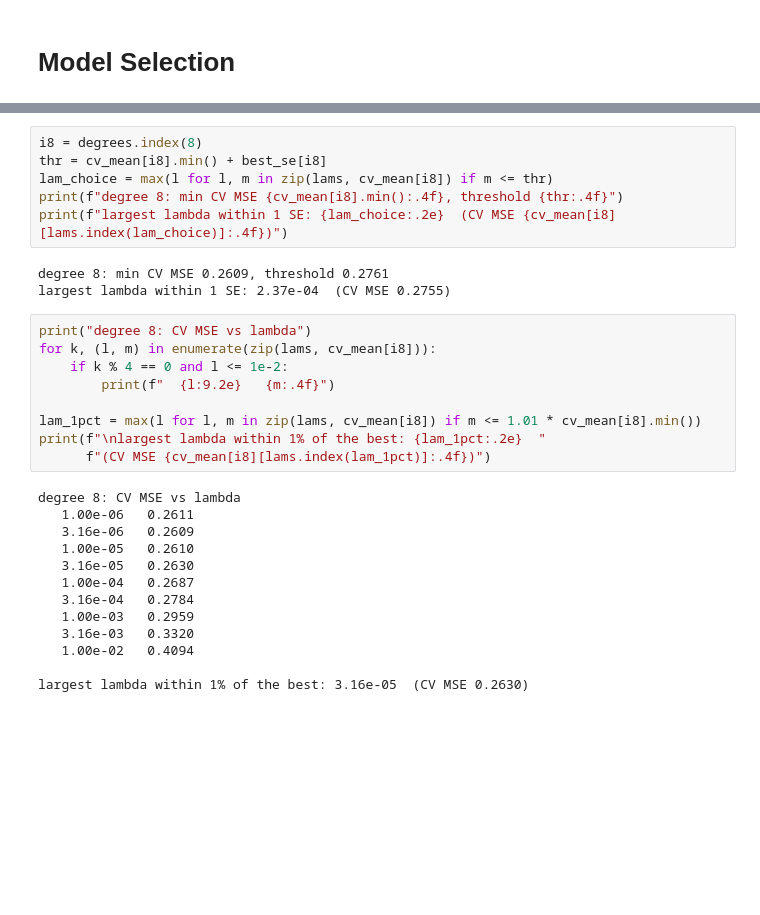
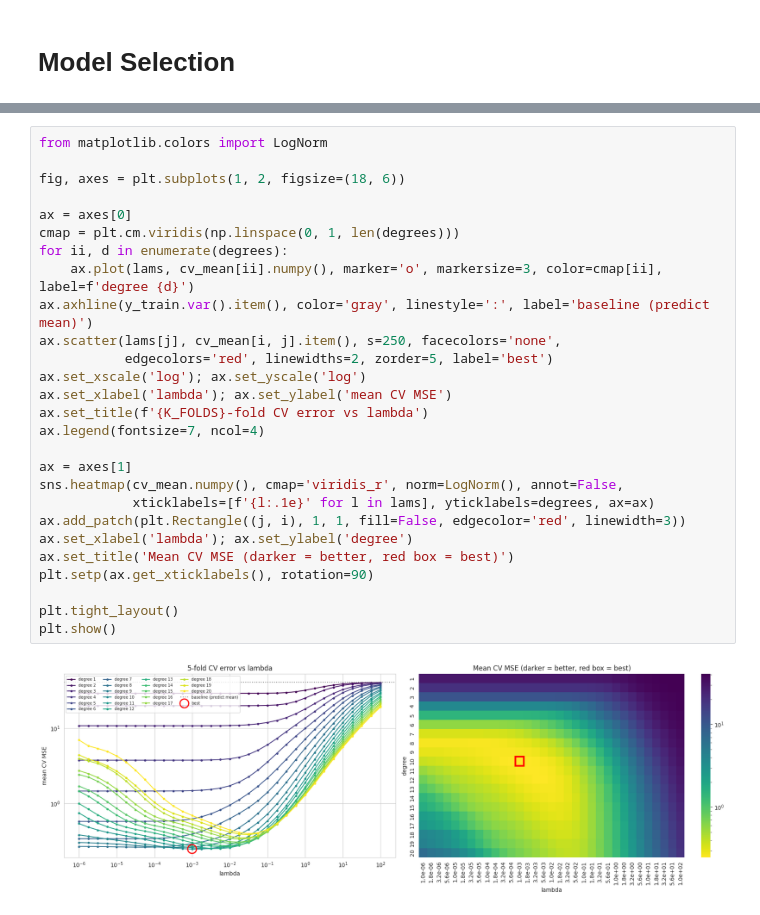
Before and after one commit to RohanCoderiiitb/AIT-511-Machine-Learning-Assignment-1, a Jupyter notebook: problem_statement_2.ipynb, the cells around one changed output, grey strips where cells are left out. Saved outputs shown, nothing was run; the diff lists cells and outputs as text; blank space fills up the shorter version.

```diff
--- a/problem_statement_2.ipynb
+++ b/problem_statement_2.ipynb
@@ -641,33 +623,31 @@ Lowest degree within 2%:               degree 8 (lambda 5.62e-06, MSE 0.2609)
-# %%
-i8 = degrees.index(8)
-thr = cv_mean[i8].min() + best_se[i8]
-lam_choice = max(l for l, m in zip(lams, cv_mean[i8]) if m <= thr)
-print(f"degree 8: min CV MSE {cv_mean[i8].min():.4f}, threshold {thr:.4f}")
-print(f"largest lambda within 1 SE: {lam_choice:.2e}  (CV MSE {cv_mean[i8][lams.index(lam_choice)]:.4f})")
-# %% [output]
-degree 8: min CV MSE 0.2609, threshold 0.2761
-largest lambda within 1 SE: 2.37e-04  (CV MSE 0.2755)
-# %%
-print("degree 8: CV MSE vs lambda")
-for k, (l, m) in enumerate(zip(lams, cv_mean[i8])):
-    if k % 4 == 0 and l <= 1e-2:
-        print(f"  {l:9.2e}   {m:.4f}")
-
-lam_1pct = max(l for l, m in zip(lams, cv_mean[i8]) if m <= 1.01 * cv_mean[i8].min())
-print(f"\nlargest lambda within 1% of the best: {lam_1pct:.2e}  "
-      f"(CV MSE {cv_mean[i8][lams.index(lam_1pct)]:.4f})")
-# %% [output]
-degree 8: CV MSE vs lambda
-   1.00e-06   0.2611
-   3.16e-06   0.2609
-   1.00e-05   0.2610
-   3.16e-05   0.2630
-   1.00e-04   0.2687
-   3.16e-04   0.2784
-   1.00e-03   0.2959
-   3.16e-03   0.3320
-   1.00e-02   0.4094
-
-largest lambda within 1% of the best: 3.16e-05  (CV MSE 0.2630)
+# %%
+from matplotlib.colors import LogNorm
+
+fig, axes = plt.subplots(1, 2, figsize=(18, 6))
+
+ax = axes[0]
+cmap = plt.cm.viridis(np.linspace(0, 1, len(degrees)))
+for ii, d in enumerate(degrees):
+    ax.plot(lams, cv_mean[ii].numpy(), marker='o', markersize=3, color=cmap[ii], label=f'degree {d}')
+ax.axhline(y_train.var().item(), color='gray', linestyle=':', label='baseline (predict mean)')
+ax.scatter(lams[j], cv_mean[i, j].item(), s=250, facecolors='none',
+           edgecolors='red', linewidths=2, zorder=5, label='best')
+ax.set_xscale('log'); ax.set_yscale('log')
+ax.set_xlabel('lambda'); ax.set_ylabel('mean CV MSE')
+ax.set_title(f'{K_FOLDS}-fold CV error vs lambda')
+ax.legend(fontsize=7, ncol=4)
+
+ax = axes[1]
+sns.heatmap(cv_mean.numpy(), cmap='viridis_r', norm=LogNorm(), annot=False,
+            xticklabels=[f'{l:.1e}' for l in lams], yticklabels=degrees, ax=ax)
+ax.add_patch(plt.Rectangle((j, i), 1, 1, fill=False, edgecolor='red', linewidth=3))
+ax.set_xlabel('lambda'); ax.set_ylabel('degree')
+ax.set_title('Mean CV MSE (darker = better, red box = best)')
+plt.setp(ax.get_xticklabels(), rotation=90)
+
+plt.tight_layout()
+plt.show()
+# %% [output]
+[figure, added]
 # %%
 DEG = 10
```
Also changed, not shown: parts of 6 cells of this notebook.
